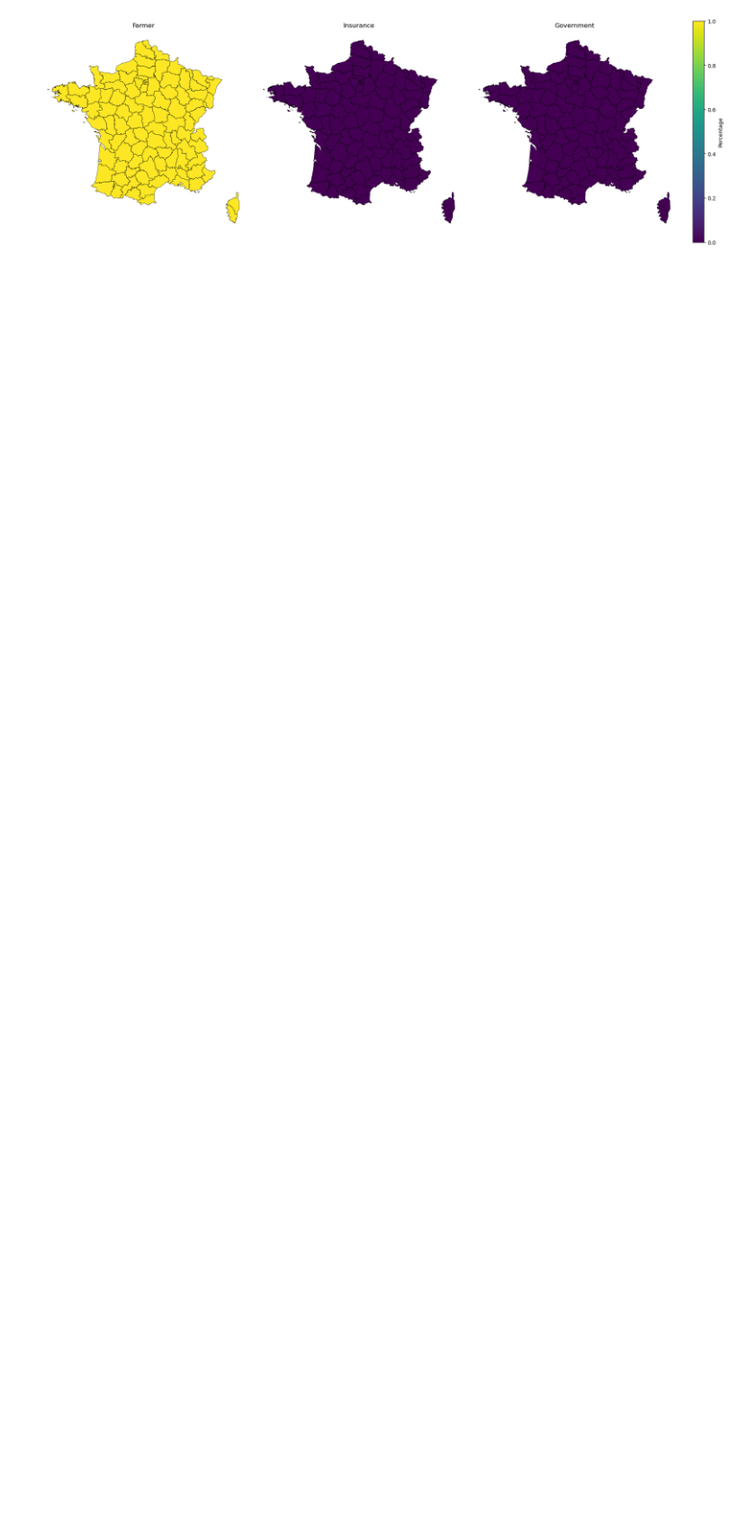
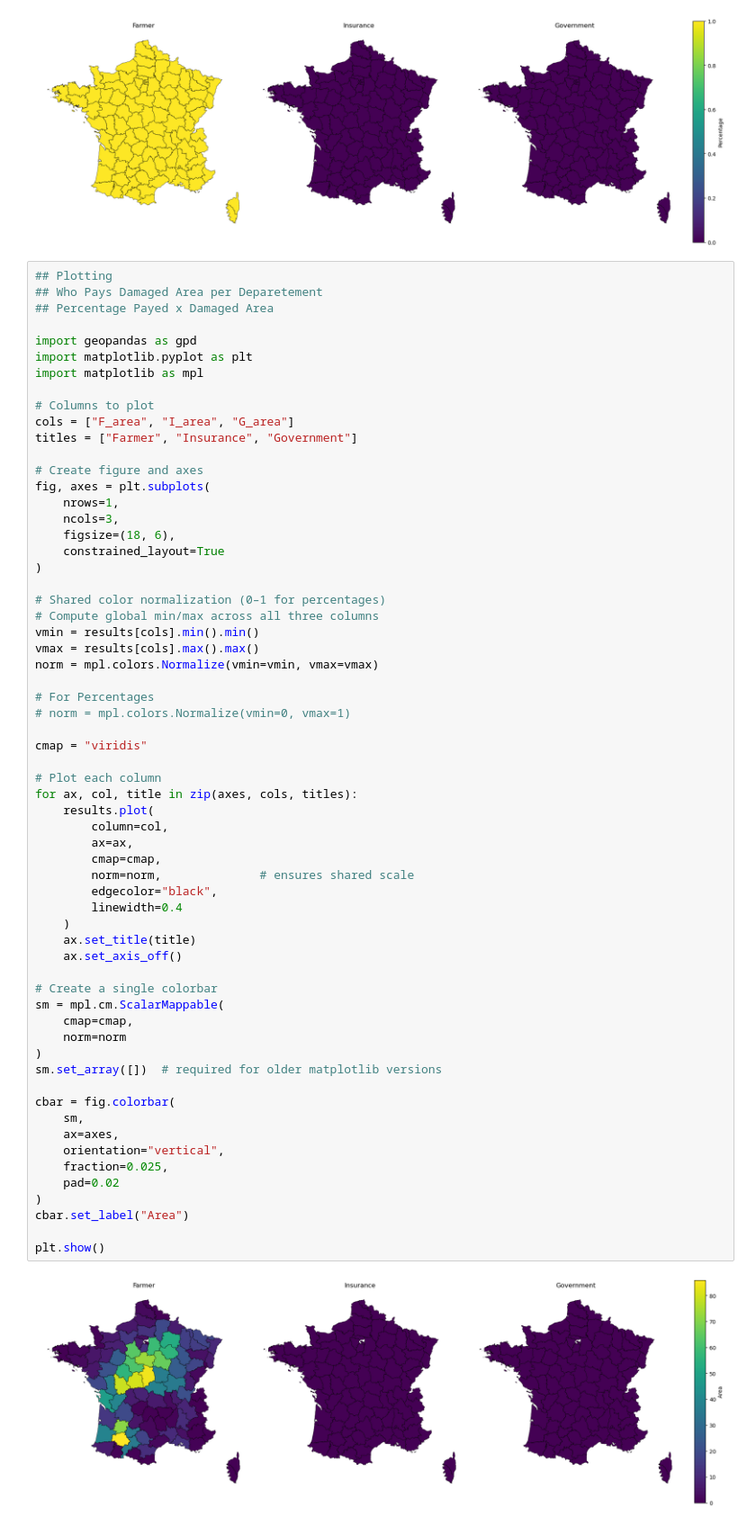
Before and after one commit to arvedluetzen/mus-climada, a Jupyter notebook: notebooks/0424_pipeline_update.ipynb, the cells around one changed output. Shown at 90% size. Drawn from its saved outputs; the diff is of its cells as text; blank space fills up the shorter version.

```diff
--- a/notebooks/0424_pipeline_update.ipynb
+++ b/notebooks/0424_pipeline_update.ipynb
@@ -253,3 +323,67 @@ cbar.set_label("Percentage")
 plt.show()
 # %% [output]
 [figure]
+# %%
+## Plotting
+## Who Pays Damaged Area per Deparetement
+## Percentage Payed x Damaged Area
+
+import geopandas as gpd
+import matplotlib.pyplot as plt
+import matplotlib as mpl
+
+# Columns to plot
+cols = ["F_area", "I_area", "G_area"]
+titles = ["Farmer", "Insurance", "Government"]
+
+# Create figure and axes
+fig, axes = plt.subplots(
+    nrows=1,
+    ncols=3,
+    figsize=(18, 6),
+    constrained_layout=True
+)
+
+# Shared color normalization (0–1 for percentages)
+# Compute global min/max across all three columns
+vmin = results[cols].min().min()
+vmax = results[cols].max().max()
+norm = mpl.colors.Normalize(vmin=vmin, vmax=vmax)
+
+# For Percentages
+# norm = mpl.colors.Normalize(vmin=0, vmax=1)
+
+cmap = "viridis"
+
+# Plot each column
+for ax, col, title in zip(axes, cols, titles):
+    results.plot(
+        column=col,
+        ax=ax,
+        cmap=cmap,
+        norm=norm,              # ensures shared scale
+        edgecolor="black",
+        linewidth=0.4
+    )
+    ax.set_title(title)
+    ax.set_axis_off()
+
+# Create a single colorbar
+sm = mpl.cm.ScalarMappable(
+    cmap=cmap,
+    norm=norm
+)
+sm.set_array([])  # required for older matplotlib versions
+
+cbar = fig.colorbar(
+    sm,
+    ax=axes,
+    orientation="vertical",
+    fraction=0.025,
+    pad=0.02
+)
+cbar.set_label("Area")
+
+plt.show()
+# %% [output]
+[figure, added]
```
Also changed, not shown: parts of 18 cells of this notebook, 9 other files.
